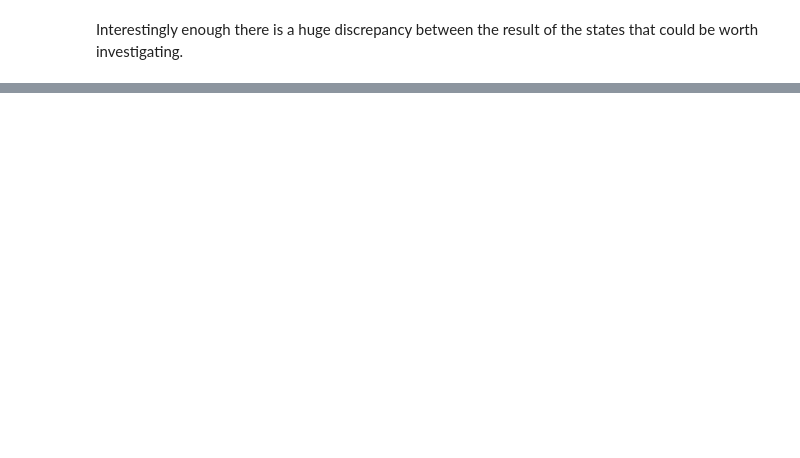
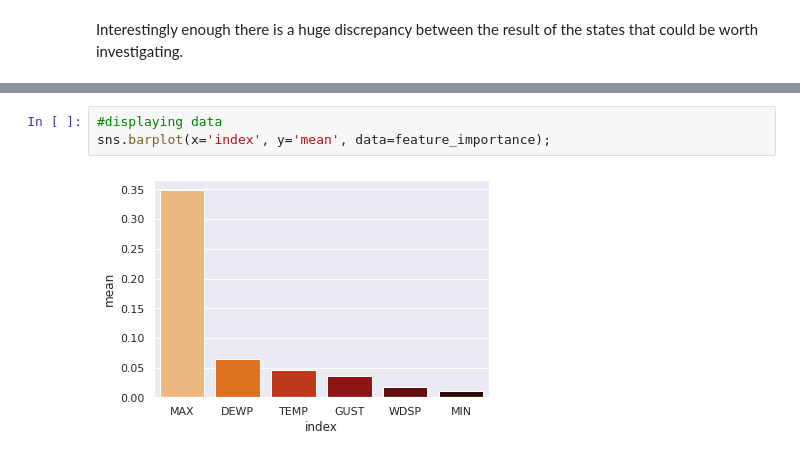
Before and after one commit to Coincoin-Dataduck/wildefires-da, a Jupyter notebook: fire prediction model/prediction_model_creation.ipynb, the cells around one changed output, grey strips where cells are left out. Saved outputs shown, nothing was run; the diff lists cells and outputs as text; blank space fills up the shorter version.

```diff
--- a/fire prediction model/prediction_model_creation.ipynb
+++ b/fire prediction model/prediction_model_creation.ipynb
@@ -478,0 +492,5 @@ Interestingly enough there is a huge discrepancy between the result of the state
+# %%
+#displaying data
+sns.barplot(x='index', y='mean', data=feature_importance);
+# %% [output]
+[figure, added]
```
Also changed, not shown: parts of 26 cells of this notebook.
